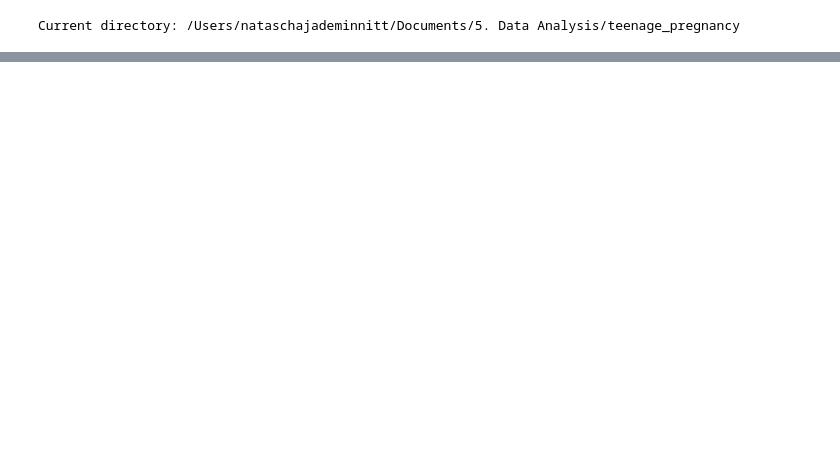
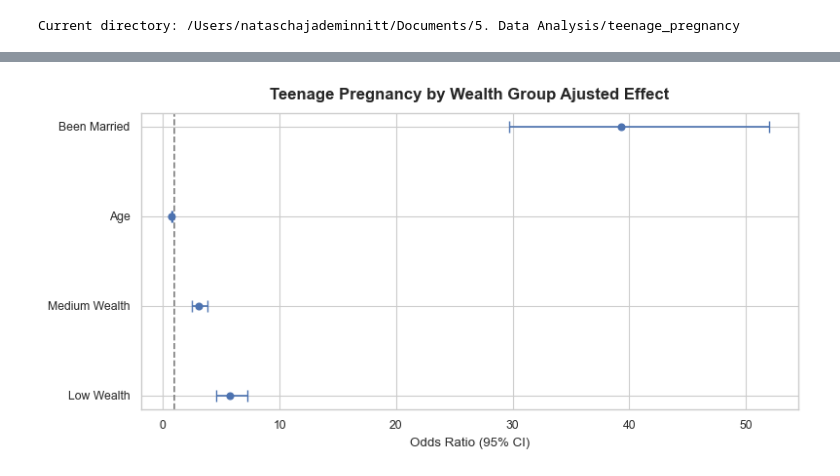
Before and after one commit to nataschaminnitt/teenage_pregnancy, a Jupyter notebook: notebooks/gaf_data_analysis.ipynb, the cells around one changed output, grey strips where cells are left out. Cells and saved outputs as stored; diff of their text form; code cells hidden in the pictures; blank space fills up the shorter version.

Commit message:
comparison of M0 and M1, add visualisation

```diff
--- a/notebooks/gaf_data_analysis.ipynb
+++ b/notebooks/gaf_data_analysis.ipynb
@@ -570,0 +282,17 @@ How do misconceptions or a lack of reproductive health knowledge correlate with
+# %%
+# Sample
+df = df_raw.loc[
+    ((df_raw['been_preg'] == 1) & (df_raw['age_preg'] <= 19)) |
+    ((df_raw['been_preg'] == 0) & (df_raw['age_completed'] >= 20))
+].copy()
+
+# Process features (dropna, create dummies)
+df = df.dropna(subset=['been_preg', 'wealth_tertile', 'age_completed', 'been_married_binary'])
+wealth_dummies = pd.get_dummies(df['wealth_tertile'], prefix='wealth', drop_first=True)
+
+# Model
+y = df['been_preg']
+X0 = wealth_dummies
+X1 = pd.concat([wealth_dummies, df[['age_completed','been_married_binary']]], axis=1)
+m0, m1 = fit_and_summarize_logit(y, X0, X1,
+                                 model_names=("M0: Unadjusted Effect", "M1: Adjusted Effect"))
@@ -570,0 +335,19 @@ How do misconceptions or a lack of reproductive health knowledge correlate with
+# %%
+# M1
+var_labels = {
+    'wealth_Low': 'Low Wealth',
+    'wealth_Medium': 'Medium Wealth',
+    'age_completed' : 'Age',
+    'been_married_binary' : 'Been Married'
+}
+
+plot_significant_forest(
+    m1,
+    alpha=0.05,
+    title="Teenage Pregnancy by Wealth Group Ajusted Effect",
+    var_labels=var_labels,
+    include_const=False,
+    save_path="./results/{title}.png"
+)
+# %% [output]
+[figure, added]
```
Also changed, not shown: parts of 54 cells of this notebook, 2 other files.
